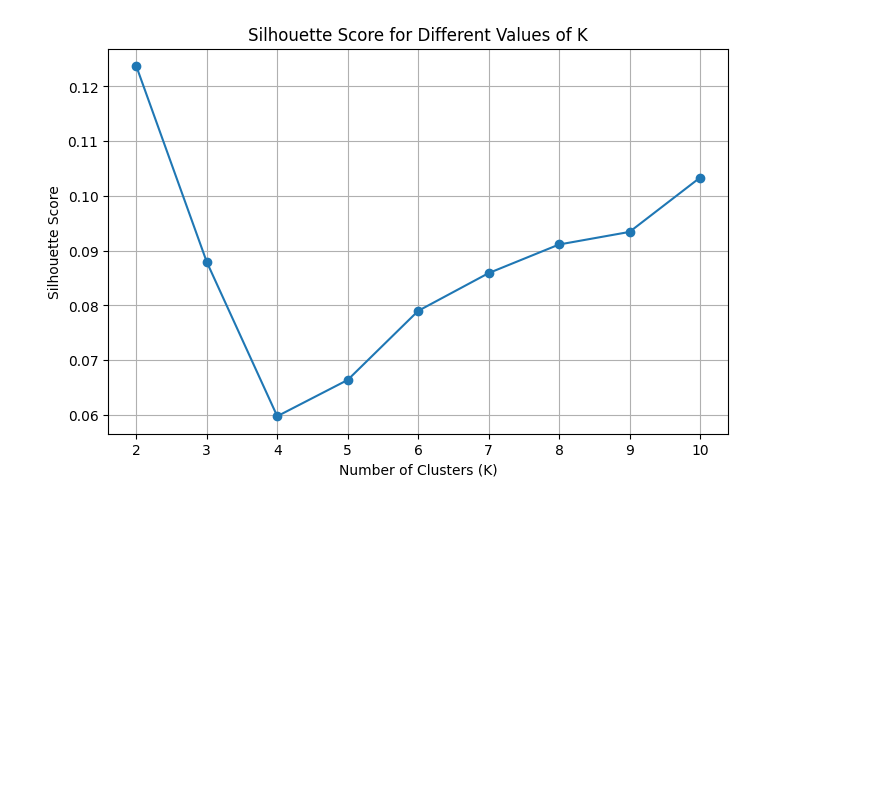
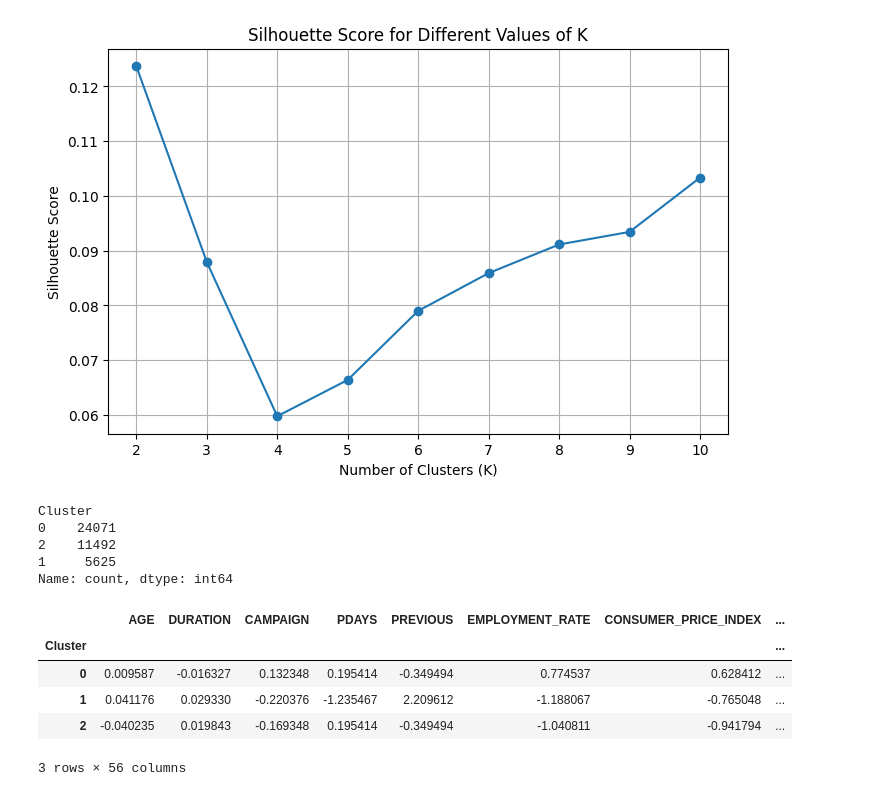
Before and after one commit to shank227/Costumer-Segmentation-for-Banking, a Jupyter notebook: Notebooks/week3_costumer_segmentation.ipynb, the cells around one changed output. Saved outputs shown, nothing was run; the diff lists cells and outputs as text; code cells hidden in the pictures; blank space fills up the shorter version.

```diff
--- a/Notebooks/week3_costumer_segmentation.ipynb
+++ b/Notebooks/week3_costumer_segmentation.ipynb
@@ -180,0 +193,19 @@ plt.show()
+# %%
+df["Cluster"].value_counts()
+# %% [output]
+Cluster
+0    24071
+2    11492
+1     5625
+Name: count, dtype: int64
+# %%
+cluster_profile = df.groupby("Cluster").mean()
+
+cluster_profile
+# %% [output]
+|  | AGE | DURATION | CAMPAIGN | PDAYS | PREVIOUS | EMPLOYMENT_RATE | CONSUMER_PRICE_INDEX | ... |
+| Cluster |  |  |  |  |  |  |  | ... |
+| 0 | 0.009587 | -0.016327 | 0.132348 | 0.195414 | -0.349494 | 0.774537 | 0.628412 | ... |
+| 1 | 0.041176 | 0.029330 | -0.220376 | -1.235467 | 2.209612 | -1.188067 | -0.765048 | ... |
+| 2 | -0.040235 | 0.019843 | -0.169348 | 0.195414 | -0.349494 | -1.040811 | -0.941794 | ... |
+3 rows × 56 columns
```
Also changed, not shown: parts of 8 cells of this notebook, 1 other file.
